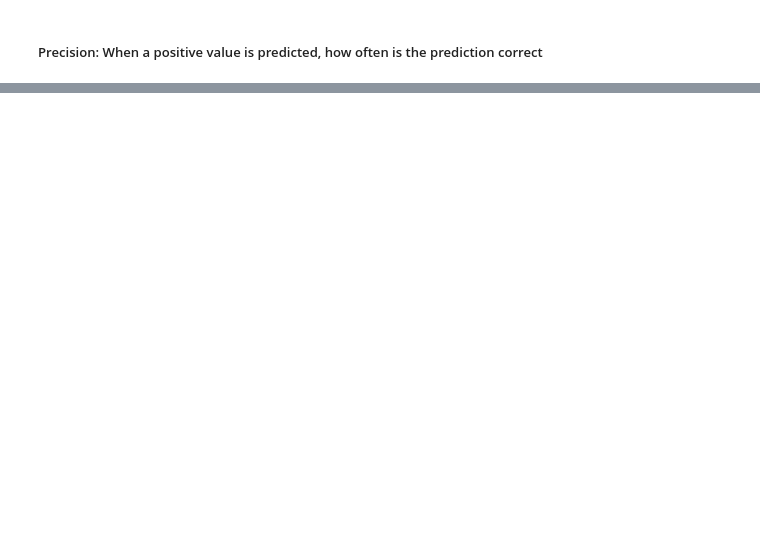
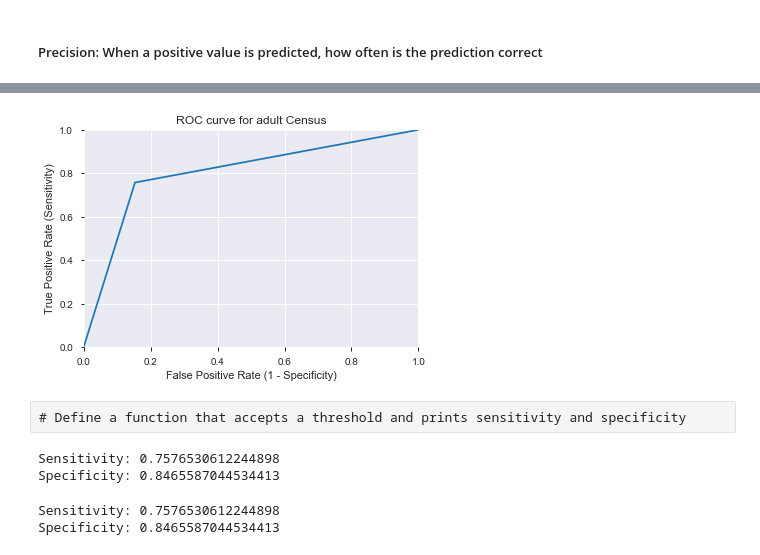
Before and after one commit to Data-Citadel/census_income_prediction, a Jupyter notebook: Census_income_prediction_v2.ipynb, the cells around one changed output, grey strips where cells are left out. Cells and saved outputs as stored; diff of their text form; code cells hidden in the pictures; blank space fills up the shorter version.

```diff
--- a/Census_income_prediction_v2.ipynb
+++ b/Census_income_prediction_v2.ipynb
@@ -355,5 +343,5 @@ Accuracy:  0.7867342238599724
 from sklearn.naive_bayes import MultinomialNB
 mnb = MultinomialNB()
 mnb.fit(x_train, y_train)
-y_pred=mnb.predict(x_test)
+y_pred_mnb=mnb.predict(x_test)
 # %%
@@ -530,0 +593,16 @@ cross_val_score(logreg, feature_col, label_col, cv=10, scoring='roc_auc').mean()
+# %%
+import matplotlib.pyplot as plt
+fpr, tpr, thresholds = metrics.roc_curve(y_test, y_pred_mnb)
+plt.plot(fpr, tpr)
+plt.xlim([0.0, 1.0])
+plt.ylim([0.0, 1.0])
+plt.rcParams['font.size'] = 12
+plt.title('ROC curve for adult Census')
+plt.xlabel('False Positive Rate (1 - Specificity)')
+plt.ylabel('True Positive Rate (Sensitivity)')
+plt.grid(True)
+plt.show()
+# %% [output]
+[figure, added]
+# %% [raw]
+# Define a function that accepts a threshold and prints sensitivity and specificity
@@ -530,0 +613,10 @@ cross_val_score(logreg, feature_col, label_col, cv=10, scoring='roc_auc').mean()
+# %%
+evaluate_threshold(0.5)
+# %% [output]
+Sensitivity: 0.7576530612244898
+Specificity: 0.8465587044534413
+# %%
+evaluate_threshold(0.3)
+# %% [output]
+Sensitivity: 0.7576530612244898
+Specificity: 0.8465587044534413
```
Also changed, not shown: parts of 87 cells of this notebook.
